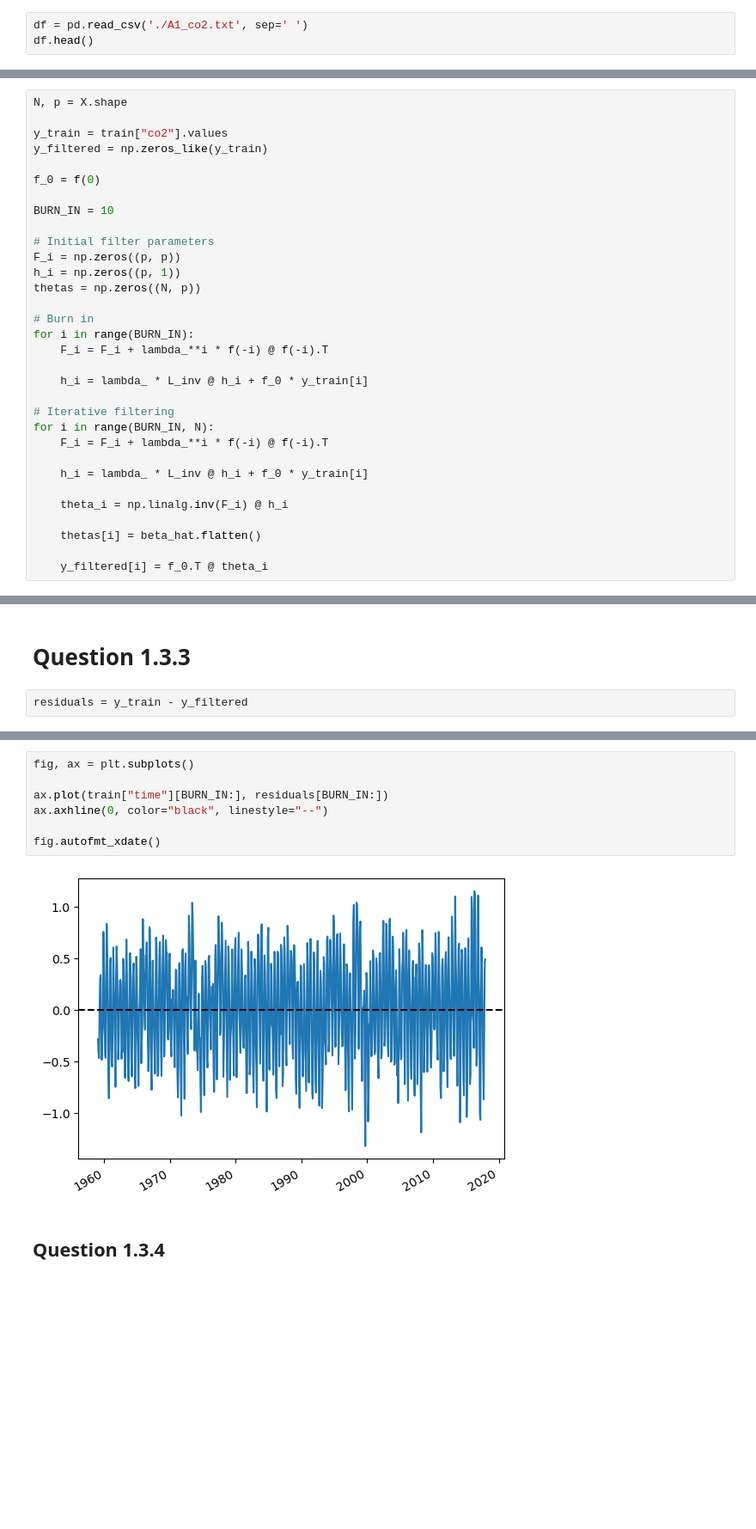
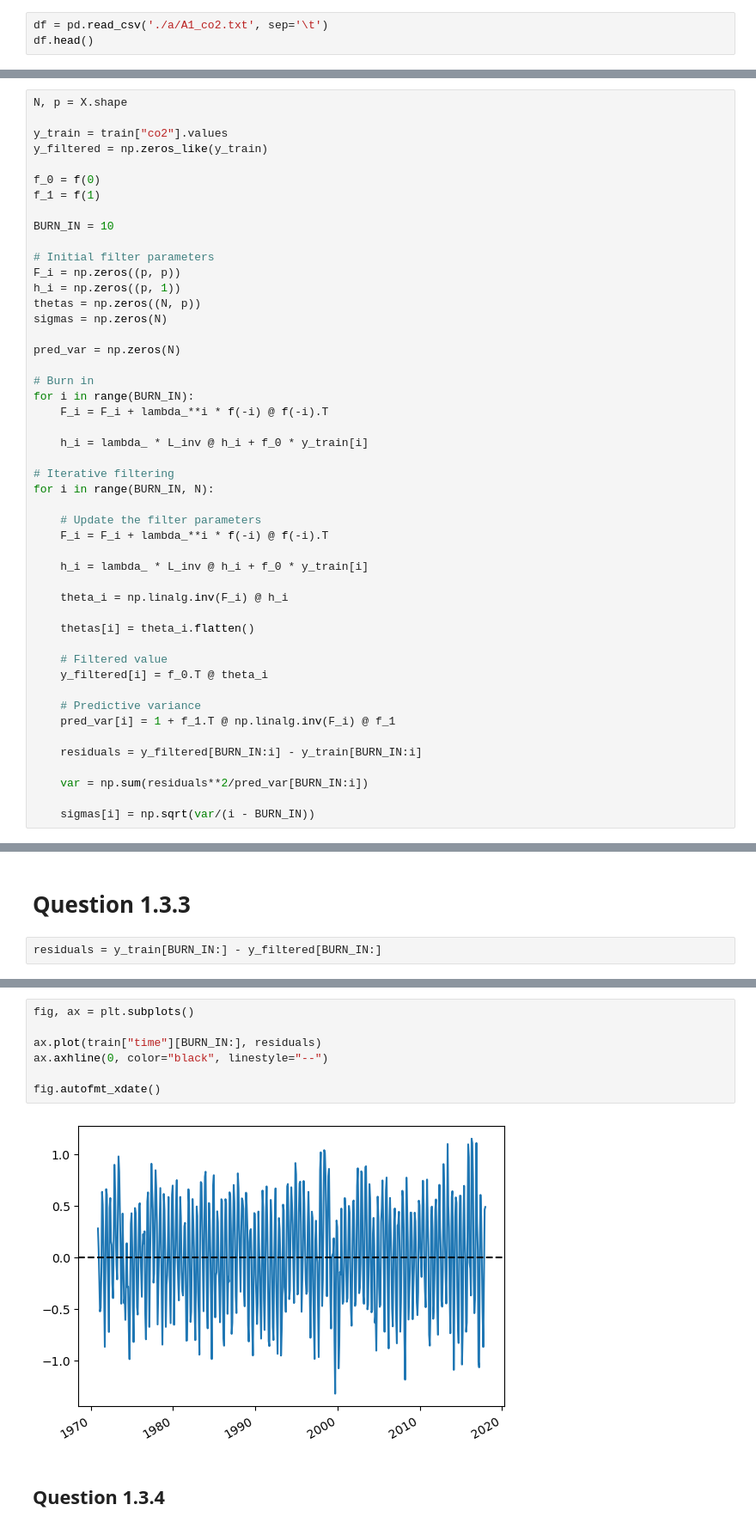
Before and after one commit to volesen/time-series-analysis, a Jupyter notebook: assignment1/assignment1.ipynb, the cells around one changed output, grey strips where cells are left out. Shown at 86% size. Drawn from its saved outputs; the diff is of its cells as text; blank space fills up the shorter version.

Commit message:
Implemented variance

```diff
--- a/assignment1/assignment1.ipynb
+++ b/assignment1/assignment1.ipynb
@@ -7,7 +7,7 @@ import matplotlib.pyplot as plt
 import seaborn as sns
 import scipy
 # %%
-df = pd.read_csv('./A1_co2.txt', sep=' ')
+df = pd.read_csv('./a/A1_co2.txt', sep='\t')
 df.head()
 # %% [output]
 |  | year | month | time | co2 |
@@ -231,6 +231,7 @@ y_train = train["co2"].values
 y_filtered = np.zeros_like(y_train)
 
 f_0 = f(0)
+f_1 = f(1)
 
 BURN_IN = 10
 
@@ -238,6 +239,9 @@ BURN_IN = 10
 F_i = np.zeros((p, p))
 h_i = np.zeros((p, 1))
 thetas = np.zeros((N, p))
+sigmas = np.zeros(N)
+
+pred_var = np.zeros(N)
 
 # Burn in
 for i in range(BURN_IN):
@@ -247,12 +251,24 @@ for i in range(BURN_IN):
 
 # Iterative filtering
 for i in range(BURN_IN, N):
+
+    # Update the filter parameters
     F_i = F_i + lambda_**i * f(-i) @ f(-i).T
 
     h_i = lambda_ * L_inv @ h_i + f_0 * y_train[i]
 
     theta_i = np.linalg.inv(F_i) @ h_i
 
-    thetas[i] = beta_hat.flatten()
+    thetas[i] = theta_i.flatten()
 
+    # Filtered value
     y_filtered[i] = f_0.T @ theta_i
+
+    # Predictive variance
+    pred_var[i] = 1 + f_1.T @ np.linalg.inv(F_i) @ f_1
+
+    residuals = y_filtered[BURN_IN:i] - y_train[BURN_IN:i]
+
+    var = np.sum(residuals**2/pred_var[BURN_IN:i])
+
+    sigmas[i] = np.sqrt(var/(i - BURN_IN))
@@ -272,4 +298,4 @@ fig.show()
 # %% [markdown]
 # Question 1.3.3
 # %%
-residuals = y_train - y_filtered
+residuals = y_train[BURN_IN:] - y_filtered[BURN_IN:]
@@ -276,11 +309,11 @@ residuals = y_train - y_filtered
 # %%
 fig, ax = plt.subplots()
 
-ax.plot(train["time"][BURN_IN:], residuals[BURN_IN:])
+ax.plot(train["time"][BURN_IN:], residuals)
 ax.axhline(0, color="black", linestyle="--")
 
 fig.autofmt_xdate()
 # %% [output]
-[figure, old version]
+[figure, new version]
 # %% [markdown]
 ## Question 1.3.4
```
Also changed, not shown: parts of 21 cells of this notebook.
